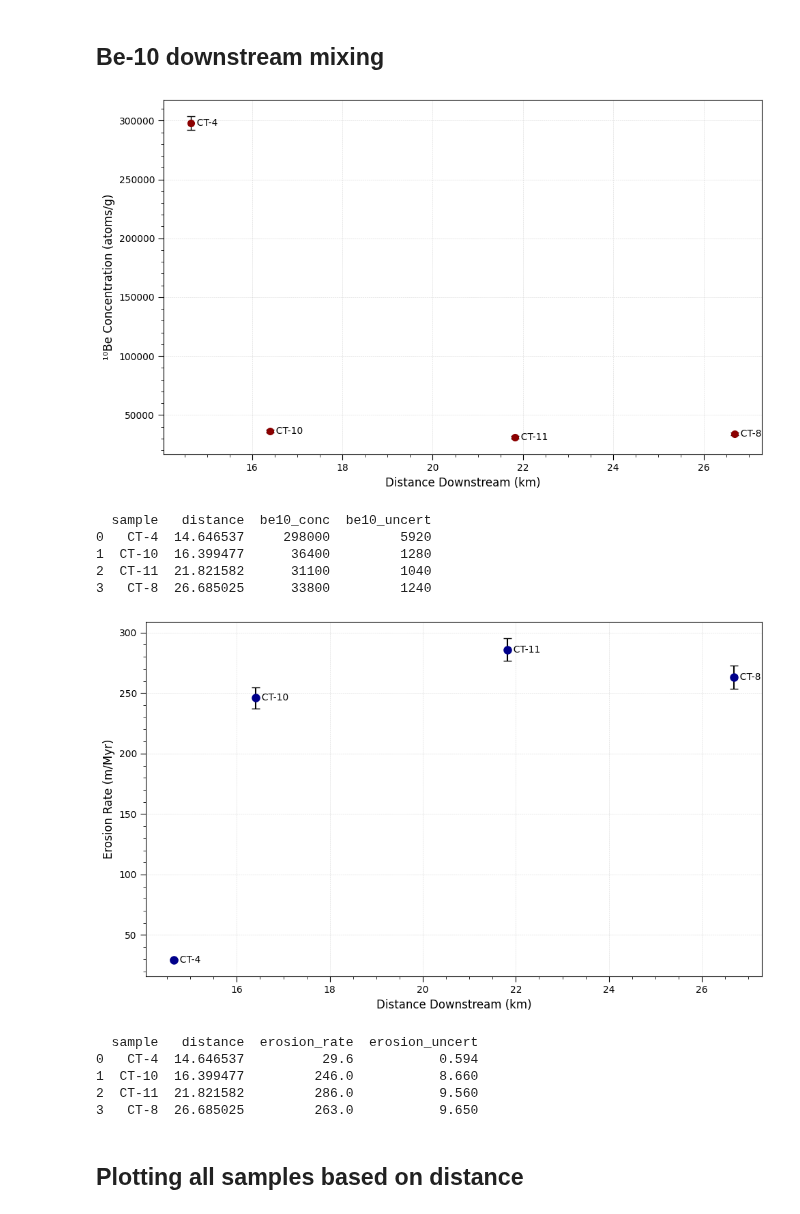
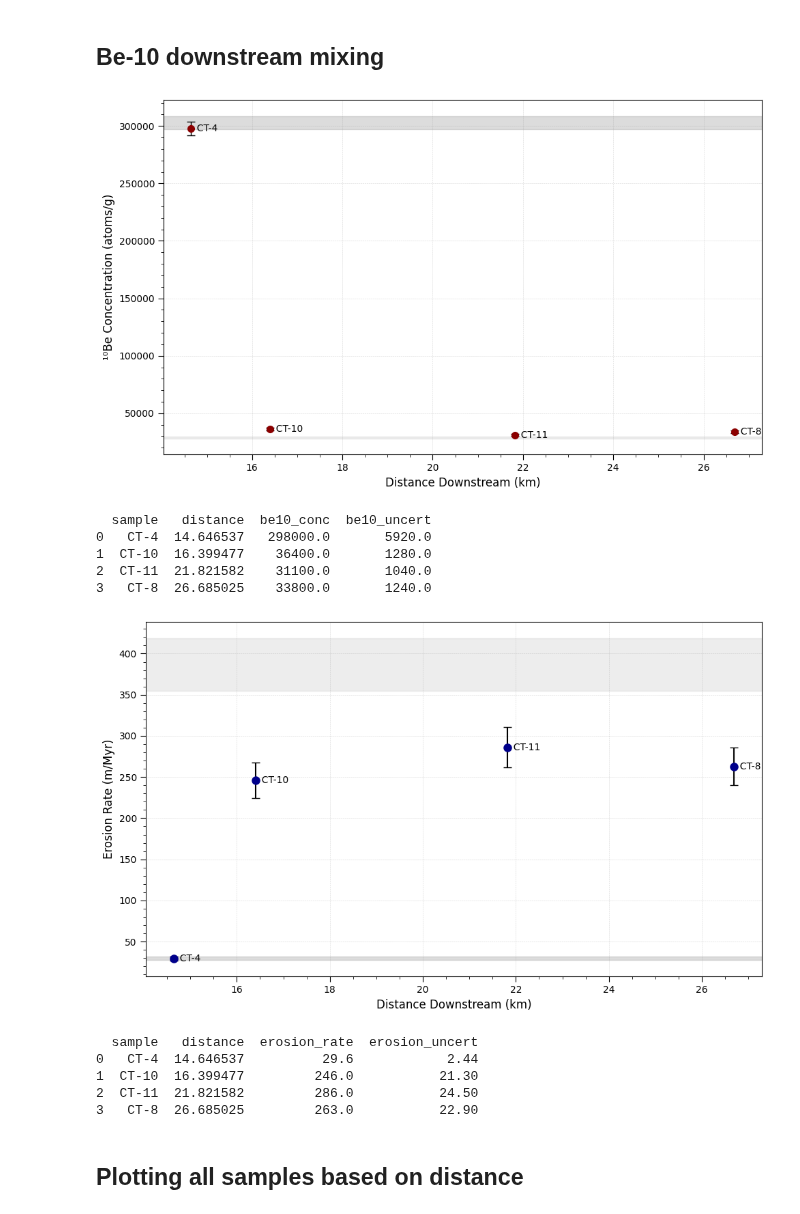
Before and after one commit to GrantPLong/AndesTG, a Jupyter notebook: Mataquito/Mixing_below_confluence/Below_confluence.ipynb, the cells around one changed output. Cells and saved outputs as stored; diff of their text form; code cells hidden in the pictures.

```diff
--- a/Mataquito/Mixing_below_confluence/Below_confluence.ipynb
+++ b/Mataquito/Mixing_below_confluence/Below_confluence.ipynb
@@ -718,6 +718,25 @@ x_vals = plot_df['distance'].values
 y_vals = plot_df['be10_conc'].values
 y_err = plot_df['be10_uncert'].values
 
+# Get CT-5 and CT-6 Be-10 concentrations for reference bars
+ref_samples = ['CT-5', 'CT-6']
+ref_data = {}
+for sample in ref_samples:
+    row = df[df['Sample_ID'].str.contains(sample, case=False, na=False)]
+    if not row.empty:
+        r = row.iloc[0]
+        if pd.notna(r['10Be_concentration']):
+            ref_data[sample] = {
+                'conc': r['10Be_concentration'],
+                'uncert': r['10Be_concentration_uncertainty'] if pd.notna(r['10Be_concentration_uncertainty']) else 0
+            }
+
+# Add reference bands for CT-5 and CT-6
+colors = {'CT-5': 'lightgray', 'CT-6': 'darkgray'}
+for sample, data in ref_data.items():
+    ax.axhspan(data['conc'] - data['uncert'], data['conc'] + data['uncert'],
+               alpha=0.4, color=colors[sample], label=f"{sample}: {data['conc']:.2e} ± {data['uncert']:.2e}")
+
 # Plot error bars
 ax.errorbar(x_vals, y_vals, yerr=y_err,
            fmt='o', markersize=7, capsize=4, capthick=1,
@@ -748,14 +767,14 @@ plt.savefig('Figures/downstream_mixing_Be-10.png')
 plt.show()
 print(plot_df[['sample', 'distance', 'be10_conc', 'be10_uncert']])
 # %% [output]
-[figure, old version]
+[figure, new version]
   sample   distance  be10_conc  be10_uncert
-0   CT-4  14.646537     298000         5920
-1  CT-10  16.399477      36400         1280
-2  CT-11  21.821582      31100         1040
-3   CT-8  26.685025      33800         1240
+0   CT-4  14.646537   298000.0       5920.0
+1  CT-10  16.399477    36400.0       1280.0
+2  CT-11  21.821582    31100.0       1040.0
+3   CT-8  26.685025    33800.0       1240.0
 # %%
-# Plotting the Erosion Rate vs distance downstream
+# Plotting the Erosion Rate vs distance downstream, using external uncertainty which accounts for all uncertainties
 # Only use downstream sequence samples
 samples = ['CT-4', 'CT-10', 'CT-11', 'CT-8']
 # Load calculated distances
@@ -767,7 +786,7 @@ for sample in samples:
     if not row.empty and sample in distances:
         r = row.iloc[0]
         erosion_rate = r['Erosion_rate']
-        erosion_uncert = r['Erosion_rate_uncertainty_internal']
+        erosion_uncert = r['Erosion_rate_uncertainty_external']
 
         if pd.notna(erosion_rate):
             plot_data.append({
@@ -784,39 +803,59 @@ fig, ax = plt.subplots(figsize=(10, 6))
 x_vals = plot_df['distance'].values
 y_vals = plot_df['erosion_rate'].values
 y_err = plot_df['erosion_uncert'].values
+
+# Get CT-5 and CT-6 erosion rates for reference bars
+ref_samples = ['CT-5', 'CT-6']
+ref_data = {}
+for sample in ref_samples:
+    row = df[df['Sample_ID'].str.contains(sample, case=False, na=False)]
+    if not row.empty:
+        r = row.iloc[0]
+        if pd.notna(r['Erosion_rate']):
+            ref_data[sample] = {
+                'rate': r['Erosion_rate'],
+                'uncert': r['Erosion_rate_uncertainty_external'] if pd.notna(r['Erosion_rate_uncertainty_external']) else 0
+            }
+
+# Add reference bands for CT-5 and CT-6
+colors = {'CT-5': 'lightgray', 'CT-6': 'darkgray'}
+for sample, data in ref_data.items():
+    ax.axhspan(data['rate'] - data['uncert'], data['rate'] + data['uncert'],
+               alpha=0.4, color=colors[sample], label=f"{sample}: {data['rate']:.1f} ± {data['uncert']:.1f} m/Myr")
+
 # Plot with error bars
 ax.errorbar(x_vals, y_vals, yerr=y_err,
            fmt='o', markersize=8, capsize=4, capthick=1,
            linewidth=1.5, color='darkblue', ecolor='black',
            markerfacecolor='darkblue',
            zorder=3)
 # Add sample labels
 for _, row in plot_df.iterrows():
     ax.text(row['distance'], row['erosion_rate'], f"  {row['sample']}",
             verticalalignment='center', fontsize=10, zorder=4)
 
 ax.grid(True, linestyle='--', linewidth=0.4, alpha=0.3, color='gray')
 
 # Add minor ticks on both x and y axes
 ax.tick_params(axis='both', which='major', labelsize=10, direction='out', length=6)
 ax.tick_params(axis='both', which='minor', direction='out', length=3)
 ax.minorticks_on()
 
 # Labels and title
 ax.set_xlabel('Distance Downstream (km)', fontsize=12)
 ax.set_ylabel('Erosion Rate (m/Myr)', fontsize=12)
 #ax.set_title('Erosion Rate vs Distance Downstream', fontsize=14)
 plt.tight_layout()
 plt.savefig('Figures/downstream_mixing_erosionrate.png')
 plt.show()
 print(plot_df[['sample', 'distance', 'erosion_rate', 'erosion_uncert']])
 # %% [output]
-[figure, old version]
+[figure, new version]
   sample   distance  erosion_rate  erosion_uncert
-0   CT-4  14.646537          29.6           0.594
-1  CT-10  16.399477         246.0           8.660
-2  CT-11  21.821582         286.0           9.560
-3   CT-8  26.685025         263.0           9.650
+0   CT-4  14.646537          29.6            2.44
+1  CT-10  16.399477         246.0           21.30
+2  CT-11  21.821582         286.0           24.50
+3   CT-8  26.685025         263.0           22.90
 # %% [markdown]
 ## Plotting all samples based on distance
 # %% [markdown]
```
Also changed, not shown: parts of 5 cells of this notebook, 19 other files.
